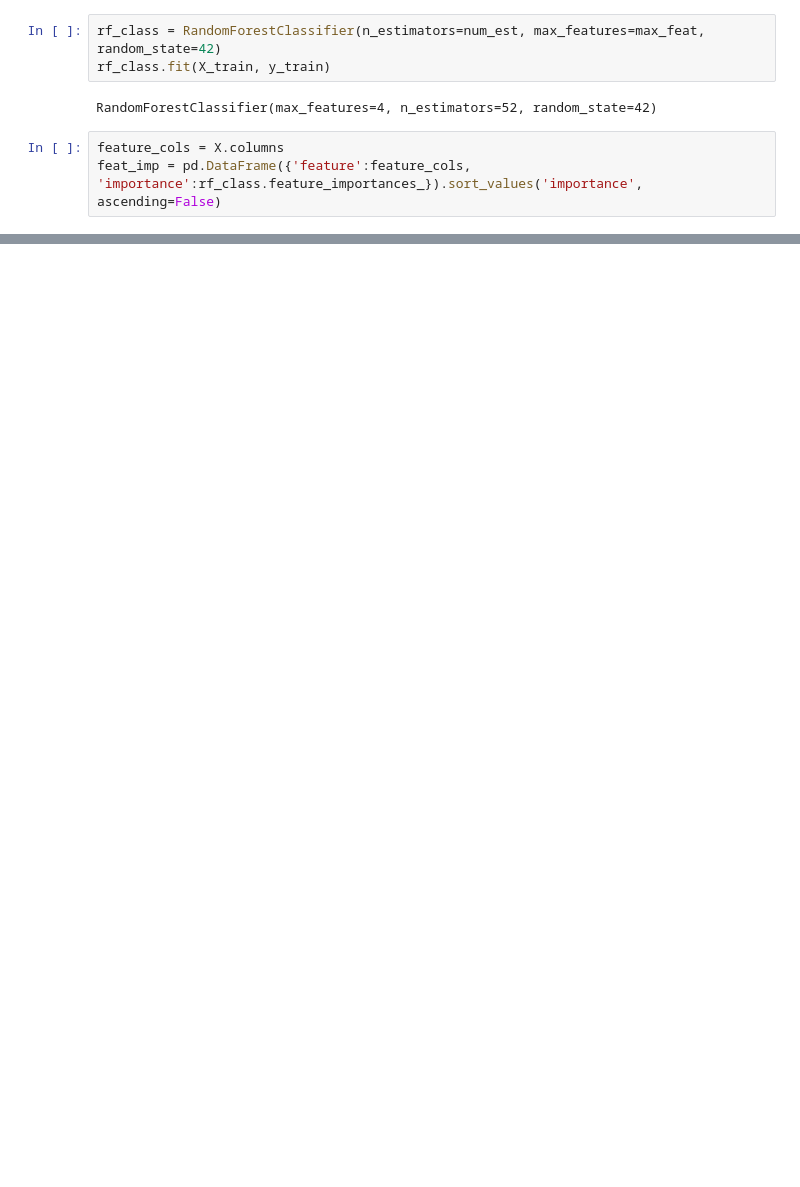
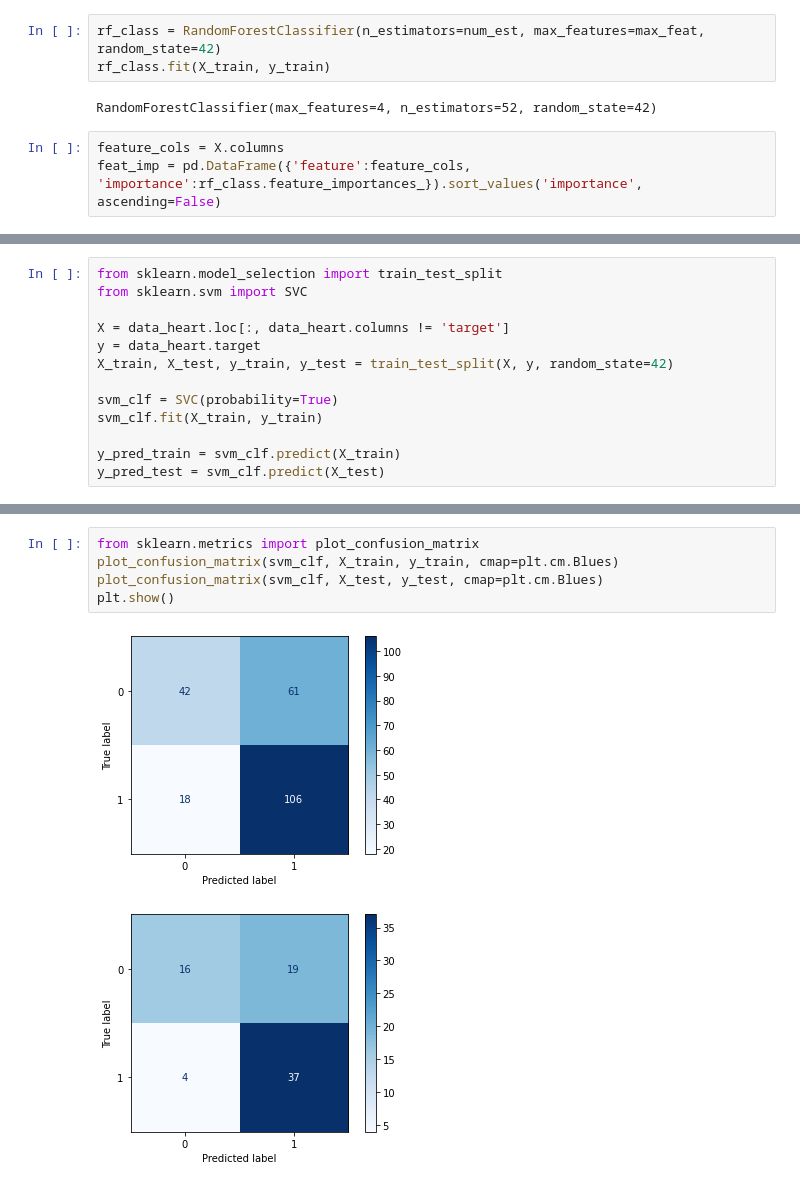
Before and after one commit to vibaek94/AML_project, a Jupyter notebook: ML_project.ipynb, the cells around one changed output, grey strips where cells are left out. Drawn from its saved outputs; the diff is of its cells as text; blank space fills up the shorter version.

```diff
--- a/ML_project.ipynb
+++ b/ML_project.ipynb
@@ -170,0 +187,13 @@ ax=feat_imp.plot.barh(y='importance',x='feature')
+# %%
+from sklearn.model_selection import train_test_split
+from sklearn.svm import SVC
+
+X = data_heart.loc[:, data_heart.columns != 'target']
+y = data_heart.target
+X_train, X_test, y_train, y_test = train_test_split(X, y, random_state=42)
+
+svm_clf = SVC(probability=True)
+svm_clf.fit(X_train, y_train)
+
+y_pred_train = svm_clf.predict(X_train)
+y_pred_test = svm_clf.predict(X_test)
@@ -170,0 +224,8 @@ ax=feat_imp.plot.barh(y='importance',x='feature')
+# %%
+from sklearn.metrics import plot_confusion_matrix
+plot_confusion_matrix(svm_clf, X_train, y_train, cmap=plt.cm.Blues)
+plot_confusion_matrix(svm_clf, X_test, y_test, cmap=plt.cm.Blues)
+plt.show()
+# %% [output]
+[figure, added]
+[figure, added]
```
Also changed, not shown: parts of 15 cells of this notebook, 1 other file.
